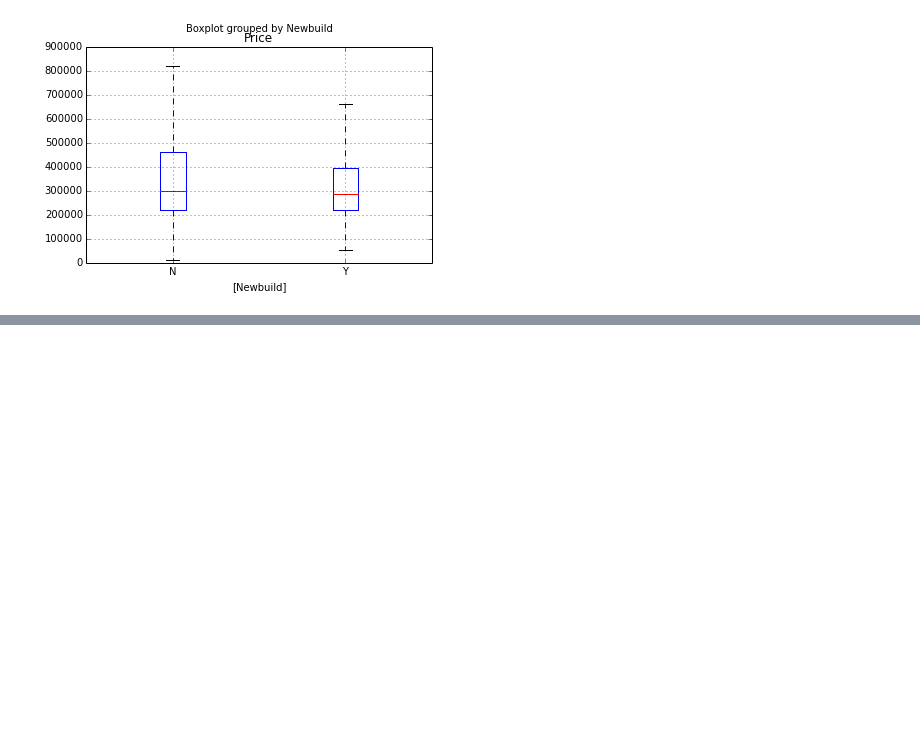
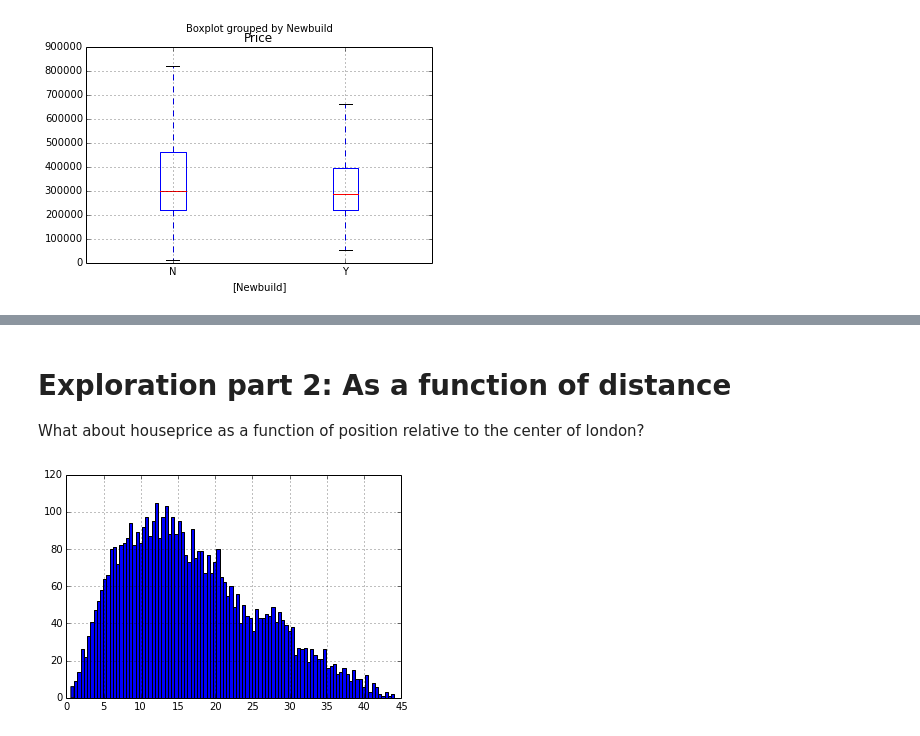
Before and after one commit to ijmbarr/SDC, a Jupyter notebook: Analysis/HousePriceExplore.ipynb, the cells around one changed output, grey strips where cells are left out. Saved outputs shown, nothing was run; the diff lists cells and outputs as text; code cells hidden in the pictures; blank space fills up the shorter version.

```diff
--- a/Analysis/HousePriceExplore.ipynb
+++ b/Analysis/HousePriceExplore.ipynb
@@ -53,0 +85,5 @@ hp.boxplot(column="Price", by ="Newbuild", sym="");
+# %% [markdown]
+Exploration part 2: As a function of distance
+=============================================
+
+What about houseprice as a function of position relative to the center of london?
@@ -53,0 +96,23 @@ hp.boxplot(column="Price", by ="Newbuild", sym="");
+# %%
+test = Zonelocation.join(hpg)
+# %%
+#Find the center of london
+#Turns out to be somewhere on the strand, close to temple station
+cx, cy = test["Longitude"].median(), test["Latitude"].median()
+# %%
+def longLatDist(p1, p2):
+    '''Takes two pairs of (long,lat) and returns distance between them (using small angle approx)'''
+    R = 6371 #Earth Radius in kilometers
+    dx = R*np.cos(np.radians(p1[0]))*np.radians(p1[0] - p2[0])
+    dy = R*np.radians(p1[1] - p2[1])
+    return np.sqrt( dx**2 + dy**2 )
+
+def getDist(r):
+    return longLatDist( (r["Longitude"], r["Latitude"]), (cx, cy) )
+# %%
+test["dist"] = test.apply(getDist, axis=1)
+test["logPrice"] = test["Price"].apply(np.log10)
+# %%
+test["dist"].hist(bins=100);
+# %% [output]
+[figure, added]
```
Also changed, not shown: parts of 21 cells of this notebook, 2 other files.
